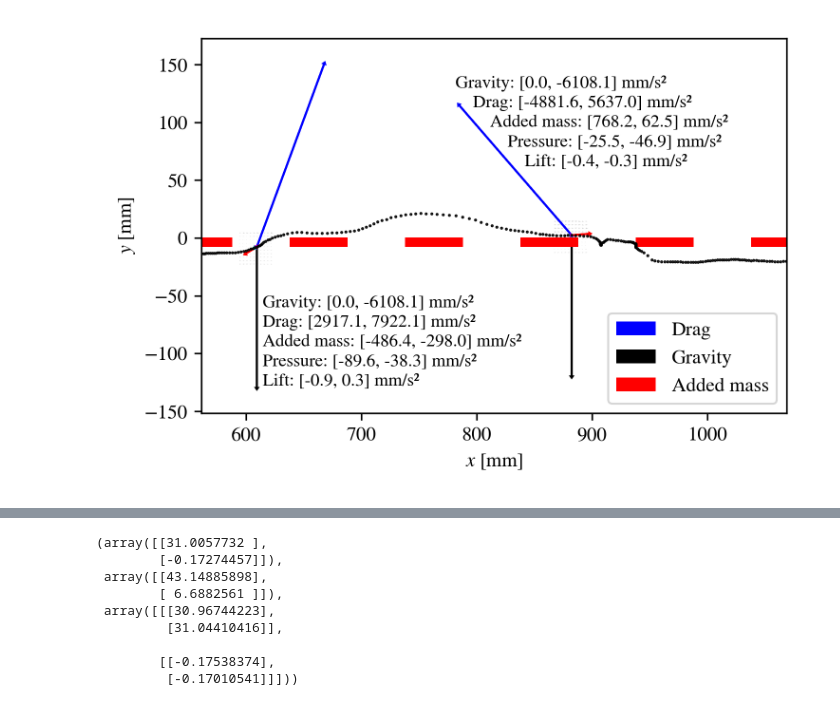
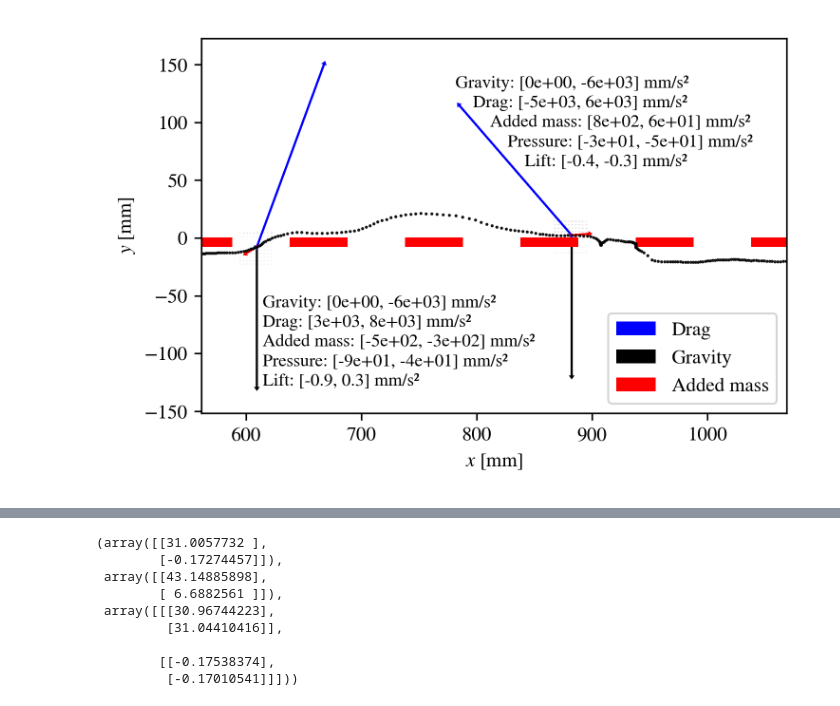
Before and after one commit to Havrevoll/Ribber, a Jupyter notebook: plotting_krefter.ipynb, the cells around one changed output, grey strips where cells are left out. Drawn from its saved outputs; the diff is of its cells as text; code cells hidden in the pictures.

```diff
--- a/plotting_krefter.ipynb
+++ b/plotting_krefter.ipynb
@@ -60,67 +60,70 @@ sti = p.sti_dict
 init = int(sti['init_time'])
 final = int(sti['final_time'])
 plott_array = np.zeros((final+1-init,4))
 krefter = []
 for frame in range(init,final+1):
     plott_array[frame-init] = np.asarray(sti[frame]['position'])
 
+def plott_krefter(i,p,plott_array,ax, plott_ved, start_hor, start_vert, høgre=0, ned=17):
 
+    p.collision = check_all_collisions(p,np.asarray(sti[init+i]['position']),ribs)
+    ut = 15
+    lokal_x, lokal_y = np.meshgrid(np.arange(plott_array[i,0]-ut, plott_array[i,0]+ut, 3), np.arange(plott_array[i,1]-ut, plott_array[i,1]+ut, 3))
+    lokal_fart,_,_ = get_u(f2t(init+i,skalering), np.asarray([lokal_x.ravel(),lokal_y.ravel(),np.zeros_like(lokal_x.ravel()),np.zeros_like(lokal_y.ravel())]), p, tri, ribs, p.collision, skalering)
+    lokal_u = lokal_fart[0]
+    lokal_v = lokal_fart[1]
+    Q = ax.quiver(lokal_x, lokal_y, lokal_u, lokal_v, width=0.0008,scale=20000, color='lightgrey')
+    # drag = drag_component, gravity = gravity_component, added_mass = added_mass_component - 0.5 * rho_self_density * dudt, pressure = pressure_component, lift_component = lift_component, dudt = dudt, dxdt=dxdt
+    sti[init+i]['forces'] = f(f2t(init+i,skalering),np.asarray(sti[init+i]['position']).reshape(4,1),p,tri,ribs, skalering, get_u,True)
+    pilskala = 0.02
+    n=0
+    for force,col in {'gravity':'k','drag':'b','added_mass':'r','pressure':'c','lift':'m'}.items():
+        ax.arrow(plott_array[i,0], plott_array[i,1], float(sti[init+i]['forces'][force][0])*pilskala, float(sti[init+i]['forces'][force][1])*pilskala, width=.1, head_width=1.7, head_length=1.2, color=col)#, fc=col, ec=None)
+        ax.annotate(f"{force.capitalize().replace('_',' ')}: [{nullpluss(float(sti[init+i]['forces'][force][0])):.1}, {nullpluss(float(sti[init+i]['forces'][force][1])):.1}] mm/s²",
+                    xy=(plott_array[i,0]+float(sti[init+i]['forces'][plott_ved][0])*pilskala+start_hor + n*høgre, plott_array[i,1]+ float(sti[init+i]['forces'][plott_ved][1])*pilskala-n*ned+start_vert) ,fontsize=9)
+        n +=1
 i = 155
-p.collision = check_all_collisions(p,np.asarray(sti[init+i]['position']),ribs)
-ut = 15
-lokal_x, lokal_y = np.meshgrid(np.arange(plott_array[i,0]-ut, plott_array[i,0]+ut, 3), np.arange(plott_array[i,1]-ut, plott_array[i,1]+ut, 3))
-lokal_fart,_,_ = get_u(f2t(init+i,skalering), np.asarray([lokal_x.ravel(),lokal_y.ravel(),np.zeros_like(lokal_x.ravel()),np.zeros_like(lokal_y.ravel())]), p, tri, ribs, p.collision, skalering)
-lokal_u = lokal_fart[0]
-lokal_v = lokal_fart[1]
-Q = ax.quiver(lokal_x, lokal_y, lokal_u, lokal_v, width=0.0008,scale=20000, color='lightgrey')
-# drag = drag_component, gravity = gravity_component, added_mass = added_mass_component - 0.5 * rho_self_density * dudt, pressure = pressure_component, lift_component = lift_component, dudt = dudt, dxdt=dxdt
-sti[init+i]['forces'] = f(f2t(init+i,skalering),np.asarray(sti[init+i]['position']).reshape(4,1),p,tri,ribs, skalering, get_u,True)
-pilskala = 0.02
-n=0
-for force,col in {'gravity':'k','drag':'b','added_mass':'r','pressure':'c','lift':'m'}.items():
-    ax.arrow(plott_array[i,0], plott_array[i,1], float(sti[init+i]['forces'][force][0])*pilskala, float(sti[init+i]['forces'][force][1])*pilskala, width=.1, head_width=1.7, head_length=1.2, color=col)#, fc=col, ec=None)
-    ax.annotate(f"{force.capitalize().replace('_',' ')}: [{nullpluss(float(sti[init+i]['forces'][force][0])):.1f}, {nullpluss(float(sti[init+i]['forces'][force][1])):.1f}] mm/s²",
-                xy=(plott_array[i,0]+float(sti[init+i]['forces']['gravity'][0])*pilskala+5., plott_array[i,1]+ float(sti[init+i]['forces']['gravity'][1])*pilskala-n*17.+70.) ,fontsize=9)
-    n +=1
+plott_krefter(i, p, plott_array, ax, 'gravity', 5.,70.)
+i = 230
+plott_krefter(i, p, plott_array, ax, 'drag', -3., 15., 15.)
 
-i = 230
-p.collision = check_all_collisions(p,np.asarray(sti[init+i]['position']),ribs)
-ut = 15
-lokal_x, lokal_y = np.meshgrid(np.arange(plott_array[i,0]-ut, plott_array[i,0]+ut, 3), np.arange(plott_array[i,1]-ut, plott_array[i,1]+ut, 3))
-lokal_fart,_,_ = get_u(f2t(init+i,skalering), np.asarray([lokal_x.ravel(),lokal_y.ravel(),np.zeros_like(lokal_x.ravel()),np.zeros_like(lokal_y.ravel())]), p, tri, ribs, p.collision, skalering)
-lokal_u = lokal_fart[0]
-lokal_v = lokal_fart[1]
-Q = ax.quiver(lokal_x, lokal_y, lokal_u, lokal_v, width=0.0008,scale=20000, color='lightgrey')
-# drag = drag_component, gravity = gravity_component, added_mass = added_mass_component - 0.5 * rho_self_density * dudt, pressure = pressure_component, lift_component = lift_component, dudt = dudt, dxdt=dxdt
-sti[init+i]['forces'] = f(f2t(init+i,skalering),np.asarray(sti[init+i]['position']).reshape(4,1),p,tri,ribs, skalering, get_u,True)
-pilskala = 0.02
-n=0
-for force,col in {'gravity':'k','drag':'b','added_mass':'r','pressure':'c','lift':'m'}.items():
-    ax.arrow(plott_array[i,0], plott_array[i,1], float(sti[init+i]['forces'][force][0])*pilskala, float(sti[init+i]['forces'][force][1])*pilskala, width=.1, head_width=1.7, head_length=1.2, color=col)#, fc=col, ec=None)
-    ax.annotate(f"{force.capitalize().replace('_',' ')}: [{nullpluss(float(sti[init+i]['forces'][force][0])):.1f}, {nullpluss(float(sti[init+i]['forces'][force][1])):.1f}] mm/s²",
-                xy=(plott_array[i,0]+float(sti[init+i]['forces']['drag'][0])*pilskala -3.+n*15., plott_array[i,1]+ float(sti[init+i]['forces']['drag'][1])*pilskala-n*17.+15.) ,fontsize=9)
-    n +=1
+# p.collision = check_all_collisions(p,np.asarray(sti[init+i]['position']),ribs)
+# ut = 15
+# lokal_x, lokal_y = np.meshgrid(np.arange(plott_array[i,0]-ut, plott_array[i,0]+ut, 3), np.arange(plott_array[i,1]-ut, plott_array[i,1]+ut, 3))
+# lokal_fart,_,_ = get_u(f2t(init+i,skalering), np.asarray([lokal_x.ravel(),lokal_y.ravel(),np.zeros_like(lokal_x.ravel()),np.zeros_like(lokal_y.ravel())]), p, tri, ribs, p.collision, skalering)
+# lokal_u = lokal_fart[0]
+# lokal_v = lokal_fart[1]
+# Q = ax.quiver(lokal_x, lokal_y, lokal_u, lokal_v, width=0.0008,scale=20000, color='lightgrey')
+# # drag = drag_component, gravity = gravity_component, added_mass = added_mass_component - 0.5 * rho_self_density * dudt, pressure = pressure_component, lift_component = lift_component, dudt = dudt, dxdt=dxdt
+# sti[init+i]['forces'] = f(f2t(init+i,skalering),np.asarray(sti[init+i]['position']).reshape(4,1),p,tri,ribs, skalering, get_u,True)
+# pilskala = 0.02
+# n=0
+# for force,col in {'gravity':'k','drag':'b','added_mass':'r','pressure':'c','lift':'m'}.items():
+#     ax.arrow(plott_array[i,0], plott_array[i,1], float(sti[init+i]['forces'][force][0])*pilskala, float(sti[init+i]['forces'][force][1])*pilskala, width=.1, head_width=1.7, head_length=1.2, color=col)#, fc=col, ec=None)
+#     ax.annotate(f"{force.capitalize().replace('_',' ')}: [{nullpluss(float(sti[init+i]['forces'][force][0])):.1}, {nullpluss(float(sti[init+i]['forces'][force][1])):.1}] mm/s²",
+#                 xy=(plott_array[i,0]+float(sti[init+i]['forces']['drag'][0])*pilskala -3.+n*15., plott_array[i,1]+ float(sti[init+i]['forces']['drag'][1])*pilskala-n*17.+15.) ,fontsize=9)
+#     n +=1
 
 ax.add_patch(Polygon(ribs[0].vertices, facecolor='red'))
 for i in range(int(5000/x_width)):
     ax.add_patch(Polygon(ribs[1].vertices+ i* np.asarray([x_width, 0]), facecolor='red'))
 ax.plot(plott_array[:,0], plott_array[:,1], 'ko', markersize=0.5,linewidth=0.5, label=p.index)
 # ax.set_title(f"{partikkelfil.parent.name} {partikkelfil.stem} p_{p.index}")
 ax.set_xlabel(r'$x$ [mm]')
 ax.set_ylabel(r'$y$ [mm]')
 ax.set_xlim(570,1060)
 
 from matplotlib.patches import Patch
 from matplotlib.lines import Line2D
 
 legend_elements = [Patch(facecolor='blue', label='Drag'),
                   Patch(facecolor='black', label='Gravity'),
                   Patch(facecolor='red', label='Added mass'),]
 
 ax.legend(handles=legend_elements, loc='lower right')
 plt.tight_layout()
 # %% [output]
-[figure, old version]
+[figure, new version]
 # %%
 i = 514
 #sti[init+514]['forces']
```
Also changed, not shown: 4 other files.
